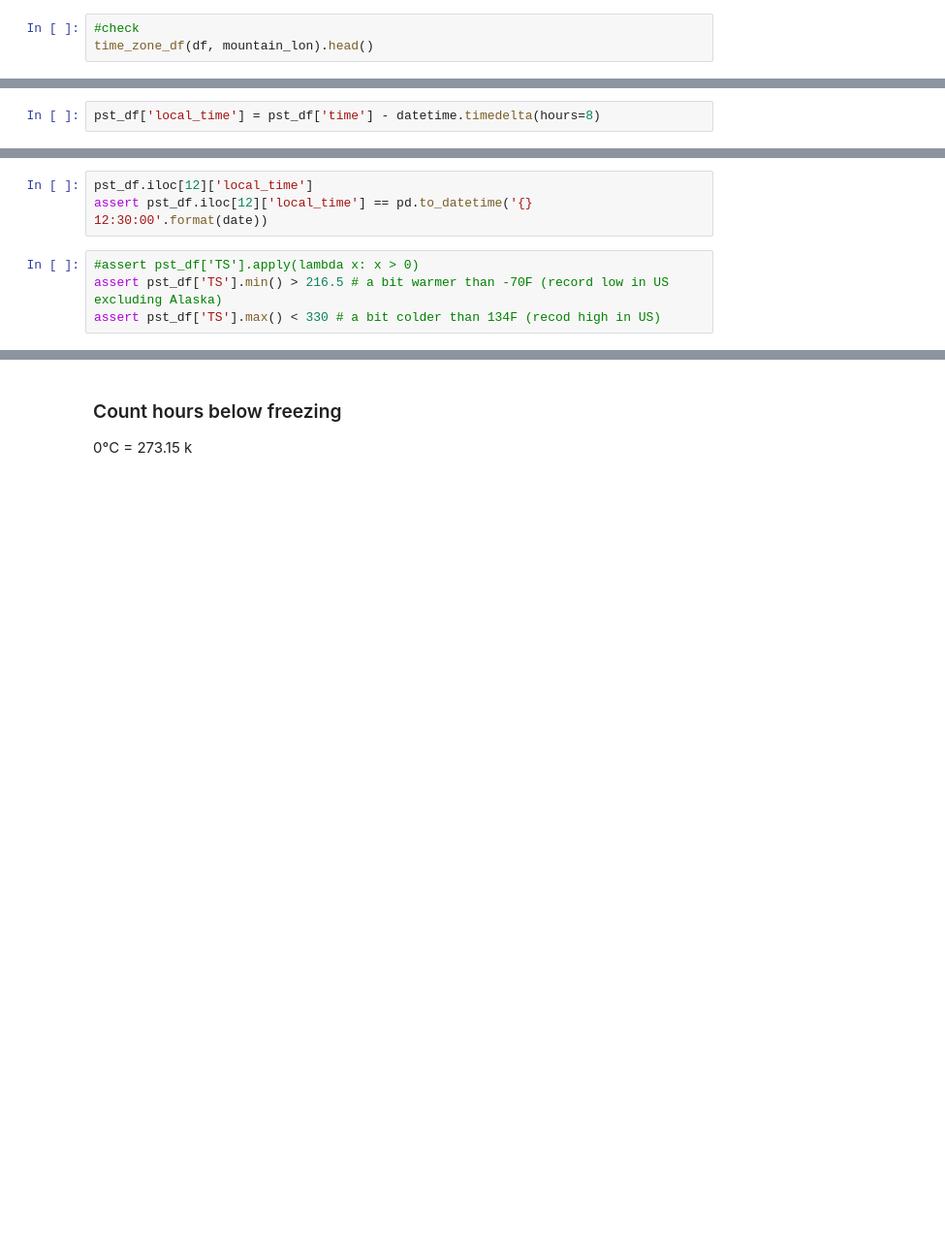
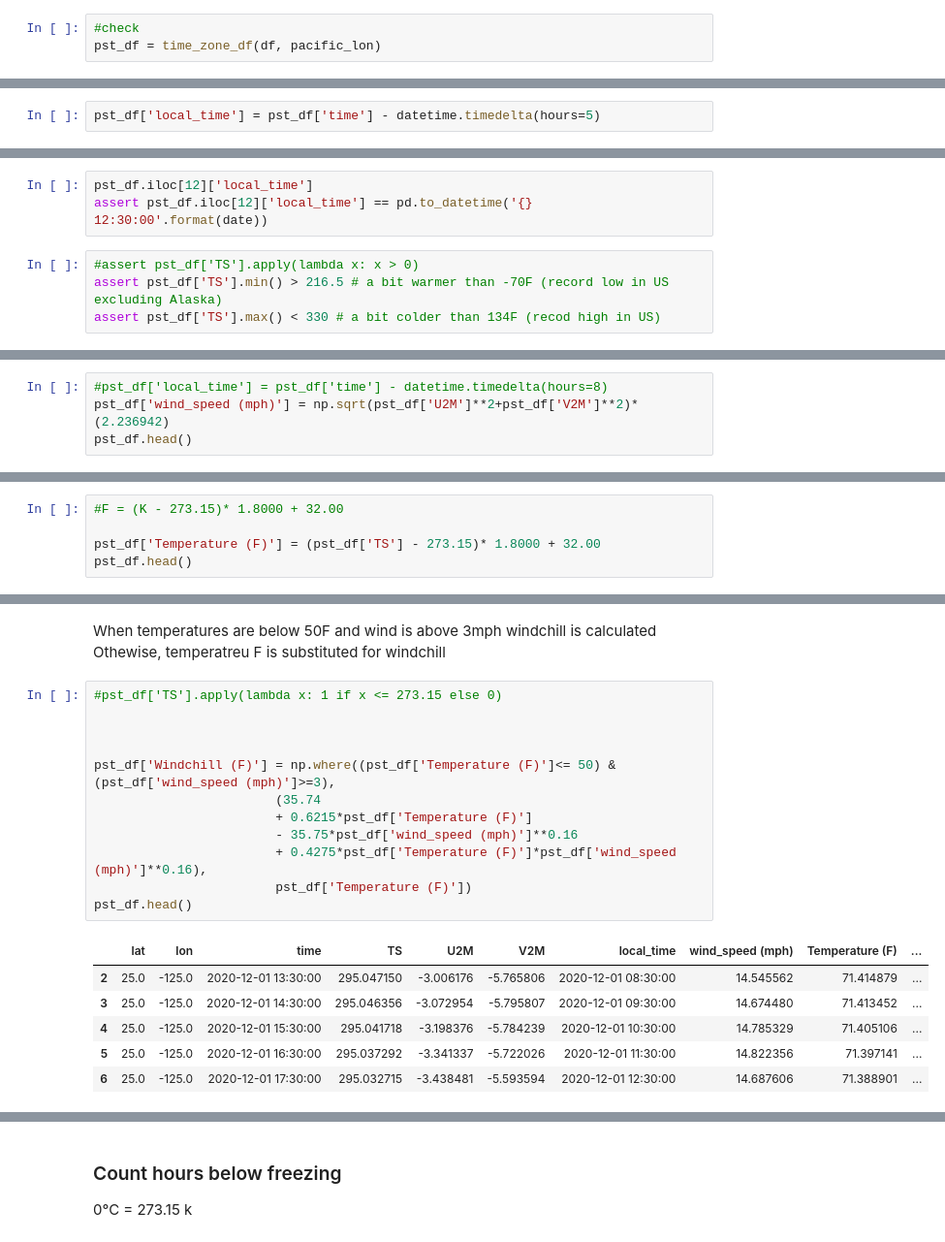
Before and after one commit to Harris-2020-Grad-Side-Projects/US-schoolday-temperatures, a Jupyter notebook: Read_MERRA2.ipynb, the cells around one changed output, grey strips where cells are left out. Shown at 97% size. Drawn from its saved outputs; the diff is of its cells as text; blank space fills up the shorter version.

Commit message:
update
Added wind speed and windchill

```diff
--- a/Read_MERRA2.ipynb
+++ b/Read_MERRA2.ipynb
@@ -300,4 +314,4 @@ def time_zone_df(df, lons):
     return time_zone_df
 # %%
 #check
-time_zone_df(df, mountain_lon).head()
+pst_df = time_zone_df(df, pacific_lon)
@@ -332,7 +324,7 @@ Name: time, Length: 11700, dtype: datetime64[ns]
 # %% [markdown]
 ### Add local time col
 # %%
-pst_df['local_time'] = pst_df['time'] - datetime.timedelta(hours=8)
+pst_df['local_time'] = pst_df['time'] - datetime.timedelta(hours=5)
 # %% [output]
 A value is trying to be set on a copy of a slice from a DataFrame.
 Try using .loc[row_indexer,col_indexer] = value instead
@@ -377,0 +372,4 @@ for i, v in enumerate(pst_df['TS']):
+# %%
+#pst_df['local_time'] = pst_df['time'] - datetime.timedelta(hours=8)
+pst_df['wind_speed (mph)'] = np.sqrt(pst_df['U2M']**2+pst_df['V2M']**2)*(2.236942)
+pst_df.head()
@@ -377,0 +385,5 @@ for i, v in enumerate(pst_df['TS']):
+# %%
+#F = (K - 273.15)* 1.8000 + 32.00
+
+pst_df['Temperature (F)'] = (pst_df['TS'] - 273.15)* 1.8000 + 32.00
+pst_df.head()
@@ -377,0 +401,22 @@ for i, v in enumerate(pst_df['TS']):
+# %% [markdown]
+When temperatures are below 50F and wind is above 3mph windchill is calculated
+Othewise, temperatreu F is substituted for windchill
+# %%
+#pst_df['TS'].apply(lambda x: 1 if x <= 273.15 else 0)
+
+
+
+pst_df['Windchill (F)'] = np.where((pst_df['Temperature (F)']<= 50) & (pst_df['wind_speed (mph)']>=3),
+                        (35.74
+                        + 0.6215*pst_df['Temperature (F)']
+                        - 35.75*pst_df['wind_speed (mph)']**0.16
+                        + 0.4275*pst_df['Temperature (F)']*pst_df['wind_speed (mph)']**0.16),
+                        pst_df['Temperature (F)'])
+pst_df.head()
+# %% [output]
+|  | lat | lon | time | TS | U2M | V2M | local_time | wind_speed (mph) | Temperature (F) | ... |
+| 2 | 25.0 | -125.0 | 2020-12-01 13:30:00 | 295.047150 | -3.006176 | -5.765806 | 2020-12-01 08:30:00 | 14.545562 | 71.414879 | ... |
+| 3 | 25.0 | -125.0 | 2020-12-01 14:30:00 | 295.046356 | -3.072954 | -5.795807 | 2020-12-01 09:30:00 | 14.674480 | 71.413452 | ... |
+| 4 | 25.0 | -125.0 | 2020-12-01 15:30:00 | 295.041718 | -3.198376 | -5.784239 | 2020-12-01 10:30:00 | 14.785329 | 71.405106 | ... |
+| 5 | 25.0 | -125.0 | 2020-12-01 16:30:00 | 295.037292 | -3.341337 | -5.722026 | 2020-12-01 11:30:00 | 14.822356 | 71.397141 | ... |
+| 6 | 25.0 | -125.0 | 2020-12-01 17:30:00 | 295.032715 | -3.438481 | -5.593594 | 2020-12-01 12:30:00 | 14.687606 | 71.388901 | ... |
```
Also changed, not shown: parts of 20 cells of this notebook, 1 other file.
